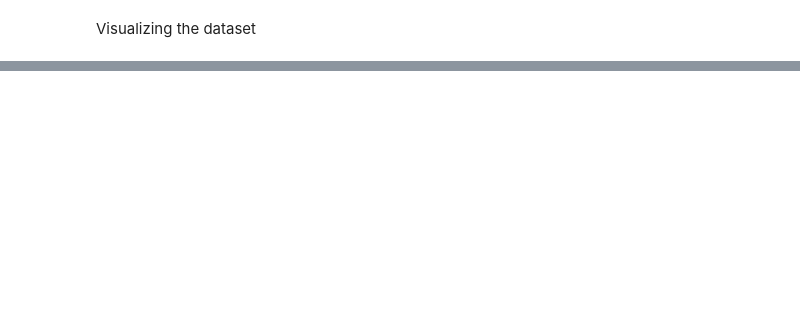
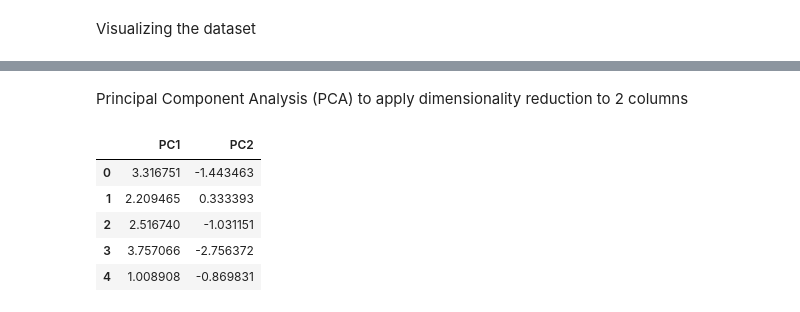
Before and after one commit to rishabhdutta01/DMT-Project, a Jupyter notebook: Project.ipynb, the cells around one changed output, grey strips where cells are left out. Drawn from its saved outputs; the diff is of its cells as text; code cells hidden in the pictures; blank space fills up the shorter version.

```diff
--- a/Project.ipynb
+++ b/Project.ipynb
@@ -85,0 +133,15 @@ wine_df.shape
+# %% [markdown]
+Principal Component Analysis (PCA) to apply dimensionality reduction to 2 columns
+# %%
+from sklearn.decomposition import PCA
+
+pca = PCA(2)    # for 2D analysis
+reduced_wine_df = pd.DataFrame(pca.fit_transform(wine_df), columns=['PC1', 'PC2'])
+reduced_wine_df.head()
+# %% [output]
+|  | PC1 | PC2 |
+| 0 | 3.316751 | -1.443463 |
+| 1 | 2.209465 | 0.333393 |
+| 2 | 2.516740 | -1.031151 |
+| 3 | 3.757066 | -2.756372 |
+| 4 | 1.008908 | -0.869831 |
```
Also changed, not shown: parts of 16 cells of this notebook.
